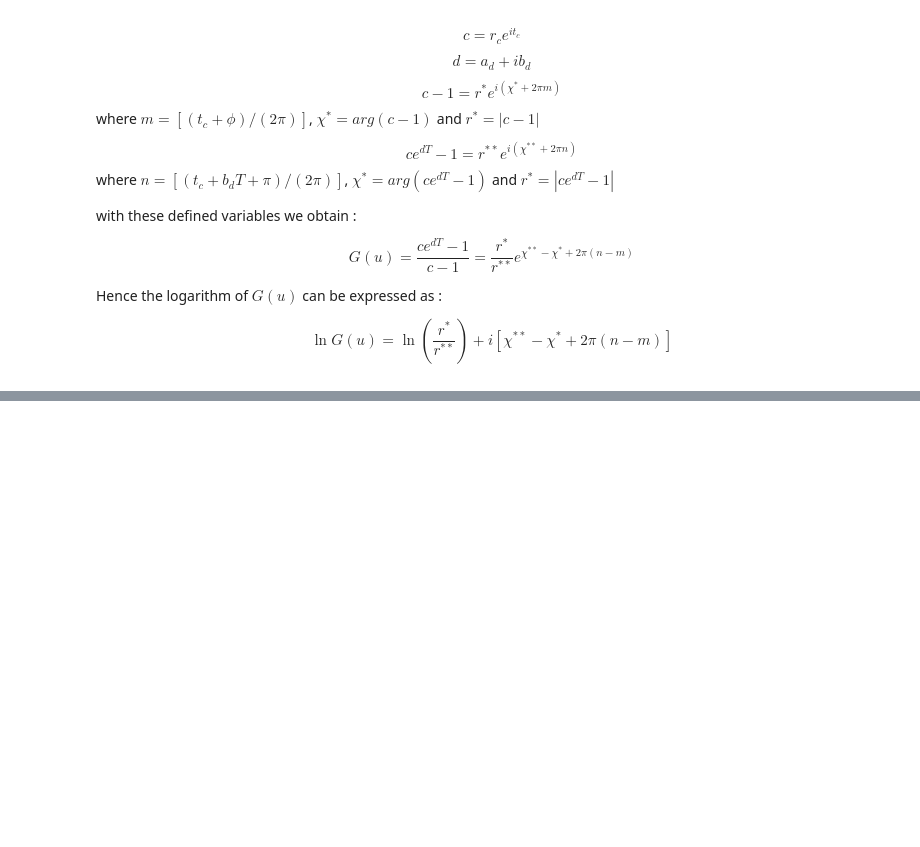
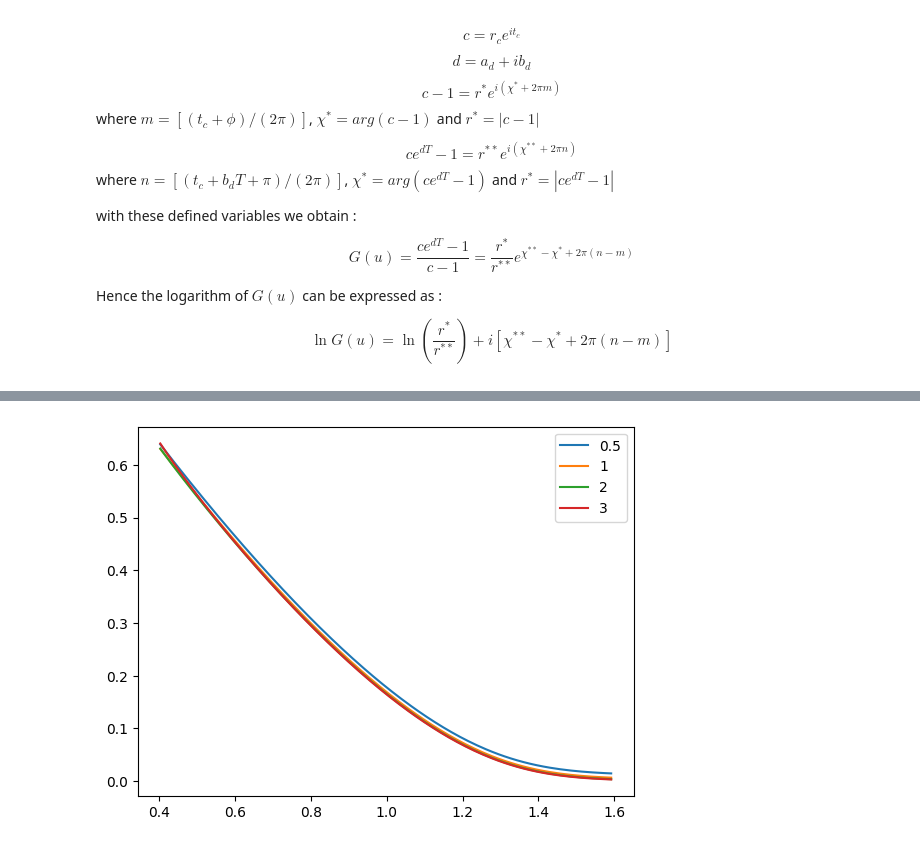
Before and after one commit to nicolassinott/HFT, a Jupyter notebook: notebooks/fft/model.ipynb, the cells around one changed output, grey strips where cells are left out. Cells and saved outputs as stored; diff of their text form; code cells hidden in the pictures; blank space fills up the shorter version.

```diff
--- a/notebooks/fft/model.ipynb
+++ b/notebooks/fft/model.ipynb
@@ -337,0 +367,12 @@ plt.legend()
+# %%
+_, C_k_05 = compute_price(N, a,0.5, S0, V0, T, mu, kappa, theta, omega, rho, r)
+_, C_k_1 = compute_price(N, a, 1, S0, V0, T, mu, kappa, theta, omega, rho, r)
+_, C_k_2 = compute_price(N, a, 2, S0, V0, T, mu, kappa, theta, omega, rho, r)
+_, C_k_3 = compute_price(N, a, 3, S0, V0, T, mu, kappa, theta, omega, rho, r)
+_, C_k_10 = compute_price(N, a, 10, S0, V0, T, mu, kappa, theta, omega, rho, r)
+# %%
+C_k_05r = [x.real for x in C_k_05]
+C_k_1r = [x.real for x in C_k_1]
+C_k_2r = [x.real for x in C_k_2]
+C_k_3r = [x.real for x in C_k_3]
+C_k_10r = [x.real for x in C_k_10]
@@ -337,0 +385,10 @@ plt.legend()
+# %%
+plt.plot(np.exp(ks), C_k_05r, label = '0.5')
+plt.plot(np.exp(ks), C_k_1r, label = '1')
+plt.plot(np.exp(ks), C_k_2r, label = '2')
+plt.plot(np.exp(ks), C_k_3r, label = '3')
+# plt.plot(np.exp(ks)[40:], C_k_10r[40:])
+plt.legend()
+plt.show()
+# %% [output]
+[figure, added]
```
Also changed, not shown: parts of 10 cells of this notebook.
